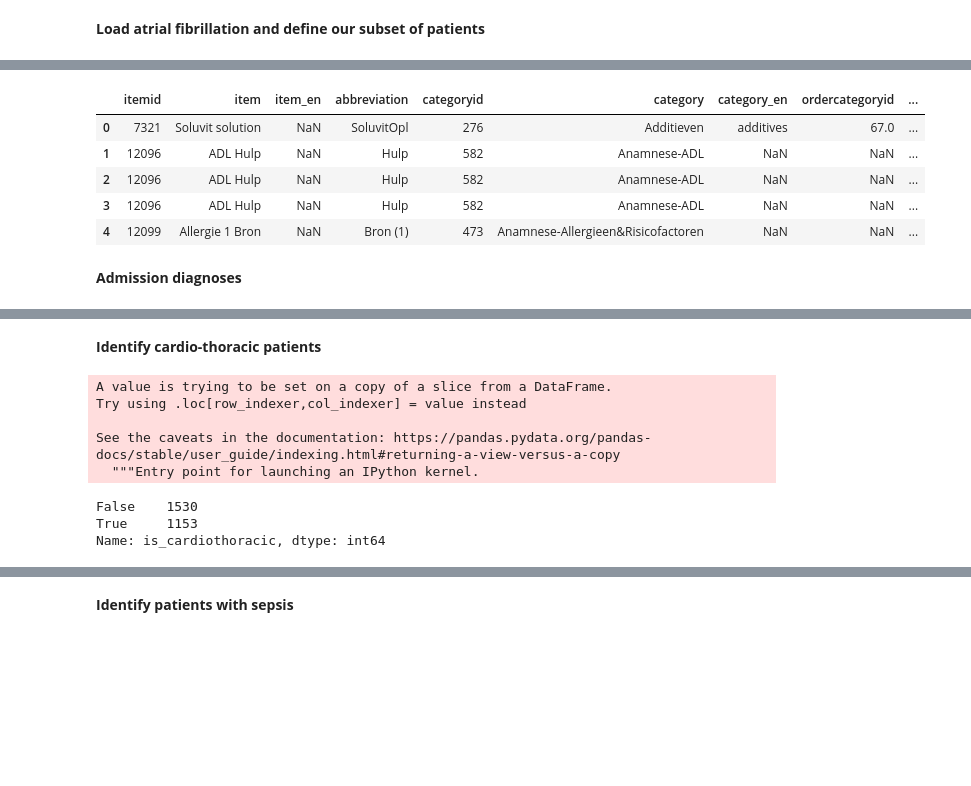
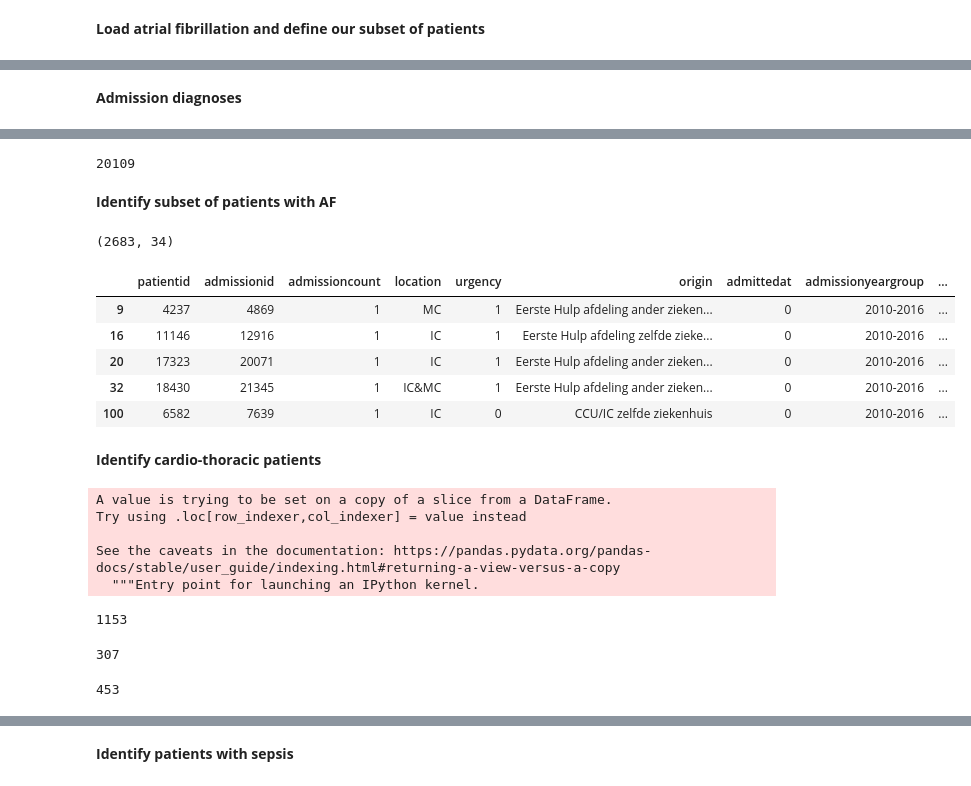
Before and after one commit to jacobdeasy/esicm-datathon-2021, a Jupyter notebook: descriptive_stats.ipynb, the cells around one changed output, grey strips where cells are left out. Saved outputs shown, nothing was run; the diff lists cells and outputs as text; code cells hidden in the pictures; blank space fills up the shorter version.

```diff
--- a/descriptive_stats.ipynb
+++ b/descriptive_stats.ipynb
@@ -45,7 +46,7 @@ config_gbq = {'query':
            'Location': LOCATION}
            }
 # %%
-pd.set_option('display.max_rows', 500)
+pd.set_option('display.max_rows', 100)
 # %%
 diagnoses_sql = '''
 WITH diagnosis_groups AS (
@@ -538,14 +542,3 @@ af_admission.head(10)
-# %%
-import re
-# dictionary.loc[dictionary['abbreviation'].str.contains(r'BMI', flags = re.IGNORECASE),:]
-dictionary.head()
-# %% [output]
-|  | itemid | item | item_en | abbreviation | categoryid | category | category_en | ordercategoryid | ... |
-| 0 | 7321 | Soluvit solution | NaN | SoluvitOpl | 276 | Additieven | additives | 67.0 | ... |
-| 1 | 12096 | ADL Hulp | NaN | Hulp | 582 | Anamnese-ADL | NaN | NaN | ... |
-| 2 | 12096 | ADL Hulp | NaN | Hulp | 582 | Anamnese-ADL | NaN | NaN | ... |
-| 3 | 12096 | ADL Hulp | NaN | Hulp | 582 | Anamnese-ADL | NaN | NaN | ... |
-| 4 | 12099 | Allergie 1 Bron | NaN | Bron (1) | 473 | Anamnese-Allergieen&Risicofactoren | NaN | NaN | ... |
 # %% [markdown]
 **Admission diagnoses**
 # %%
@@ -558,23 +551,52 @@ combined_diagnoses.head()
 | 2 | 398 | 461 | 3 | IC | 1 | Verpleegafdeling zelfde ziekenhuis | 51306240000 | 2010-2016 | ... |
 | 3 | 451 | 517 | 1 | IC | 1 | Eerste Hulp afdeling zelfde zieke... | 0 | 2010-2016 | ... |
 | 4 | 2419 | 2803 | 1 | MC | 1 | Verpleegafdeling zelfde ziekenhuis | 0 | 2010-2016 | ... |
+# %%
+combined_diagnoses['patientid'].nunique()
+# %% [output]
+20109
+# %% [markdown]
+**Identify subset of patients with AF**
+# %%
+af_admission = combined_diagnoses.loc[combined_diagnoses['admissionid'].isin(include_admissionid) & combined_diagnoses['admissioncount'] == 1, :]
+print(af_admission.shape)
+af_admission.head()
+# %% [output]
+(2683, 34)
+|  | patientid | admissionid | admissioncount | location | urgency | origin | admittedat | admissionyeargroup | ... |
+| 9 | 4237 | 4869 | 1 | MC | 1 | Eerste Hulp afdeling ander zieken... | 0 | 2010-2016 | ... |
+| 16 | 11146 | 12916 | 1 | IC | 1 | Eerste Hulp afdeling zelfde zieke... | 0 | 2010-2016 | ... |
+| 20 | 17323 | 20071 | 1 | IC | 1 | Eerste Hulp afdeling ander zieken... | 0 | 2010-2016 | ... |
+| 32 | 18430 | 21345 | 1 | IC&MC | 1 | Eerste Hulp afdeling ander zieken... | 0 | 2010-2016 | ... |
+| 100 | 6582 | 7639 | 1 | IC | 0 | CCU/IC zelfde ziekenhuis | 0 | 2010-2016 | ... |
 # %% [markdown]
 **Identify cardio-thoracic patients**
 # %%
 af_admission['is_cardiothoracic'] = af_admission['specialty'].isin(['Cardiochirurgie', 'Cardiologie'])
-af_admission['is_cardiothoracic'].value_counts()
+# Number of patients from cardiology or cardiac surgery
+af_admission['is_cardiothoracic'].sum()
 # %% [output]
 A value is trying to be set on a copy of a slice from a DataFrame.
 Try using .loc[row_indexer,col_indexer] = value instead
 
 See the caveats in the documentation: https://pandas.pydata.org/pandas-docs/stable/user_guide/indexing.html#returning-a-view-versus-a-copy
   """Entry point for launching an IPython kernel.
-False    1530
-True     1153
-Name: is_cardiothoracic, dtype: int64
+1153
+# %%
+# Number of patients with emergency (unplanned) cardiothoracic admission
+(af_admission['is_cardiothoracic'] & af_admission['urgency']).sum()
+# %% [output]
+307
 # %%
 re_cardiosurg = r'(CABG|AVR|hartchirurgie|heart surgery|Chron. cardiovasculaire ziekte|hartkleppen' + \
 r'|cardiovascula|MVP|MVR|mitral|tricuspid|pericard|aortic.*valve|lobectom|segment|thorax|Bentall|aorta-ascendens|aorta-boog' + \
 r'|aorta-wortel|aorta-descendens|lung|pneumectomie|bullectom|respiratoir neoplasm|thoracoscop|thoracotom(y|ie)|respirato' + \
 r'|vrije wand ruptuur|VSR|ASD|pleurectom|intracardiac|aneurysmectom|congenital defect repair)(?! for esophag)'
 re_cardiosurg = r'(CABG|AVR|MVP|MVR|valve)'
+# %%
+cardiosurg = af_admission[
+    (af_admission['surgical'] == 1)
+    & (af_admission['diagnosis'].str.contains(re_cardiosurg, na=False, flags=re.IGNORECASE))]
+cardiosurg.loc[:, 'diagnosis'].size
+# %% [output]
+453
```
Also changed, not shown: parts of 34 cells of this notebook.
